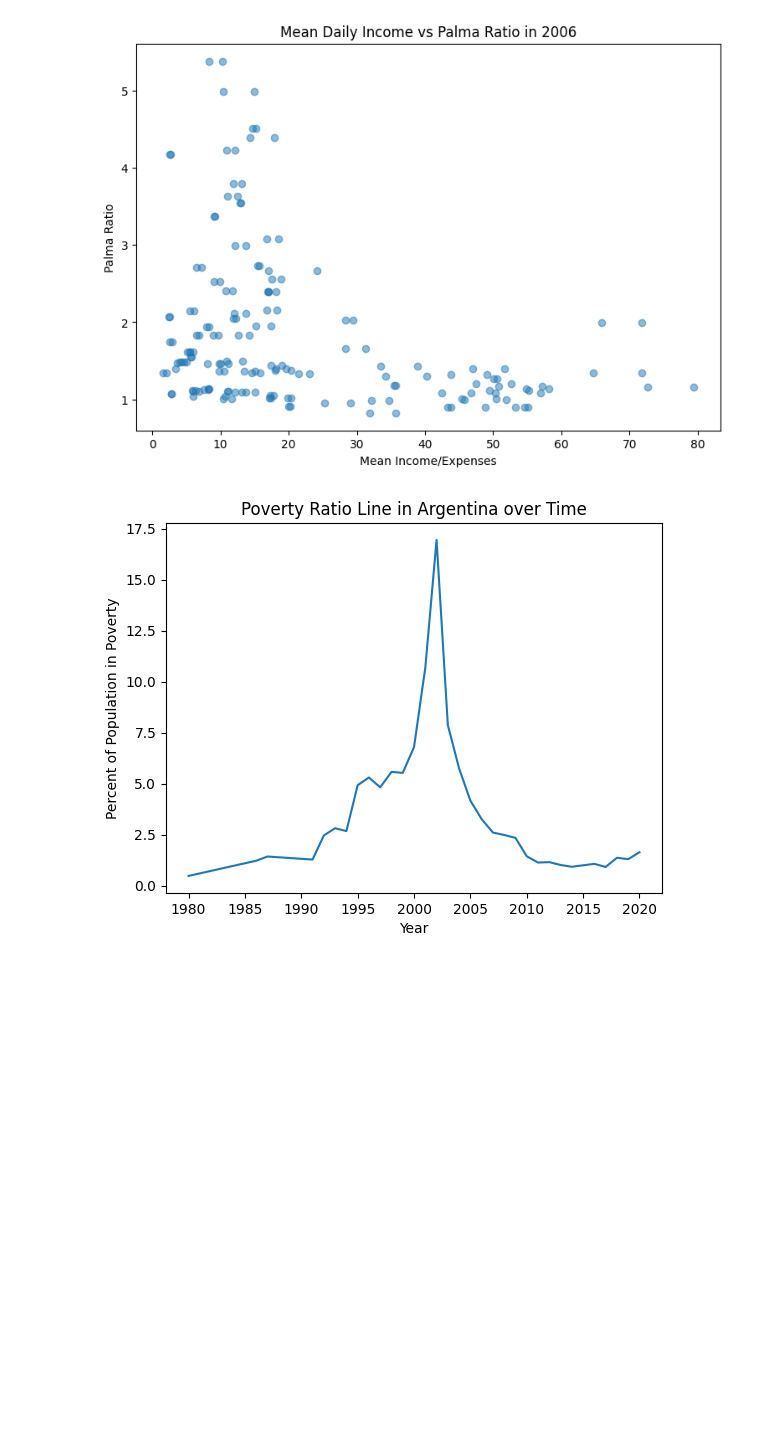
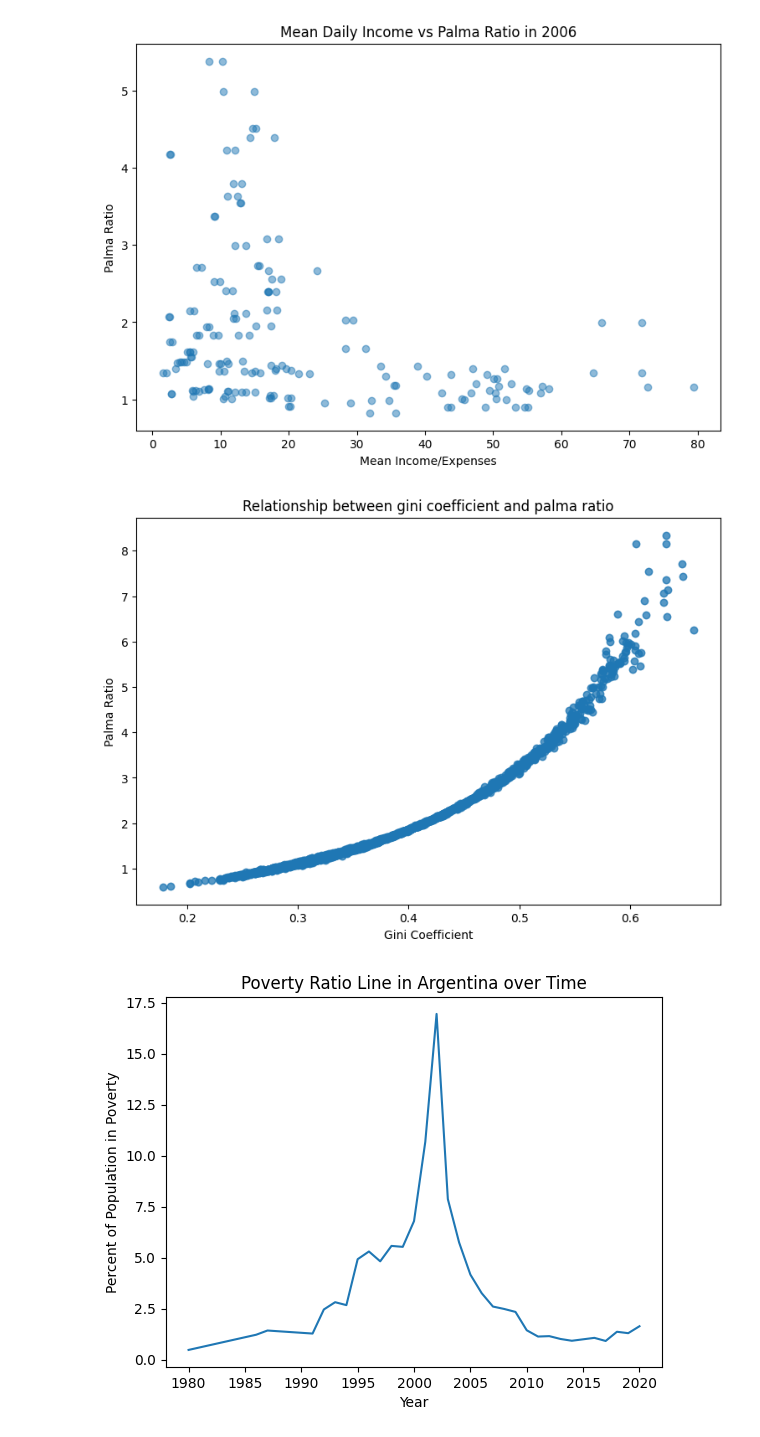
Before and after one commit to Matt-L-053124/FTI-World-Poverty-DSRP, a Jupyter notebook: Matthew_L_World_Poverty_Notebook.ipynb, the cells around one changed output. Drawn from its saved outputs; the diff is of its cells as text; code cells hidden in the pictures; blank space fills up the shorter version.

```diff
--- a/Matthew_L_World_Poverty_Notebook.ipynb
+++ b/Matthew_L_World_Poverty_Notebook.ipynb
@@ -224,6 +224,17 @@ plt.ylabel("Palma Ratio")
 plt.show()
 # %% [output]
 [figure]
+# %%
+plt.figure(figsize=(9,6))
+plt.scatter(df['gini'], df['palma_ratio'], alpha=0.5)
+
+plt.title("Relationship between gini coefficient and palma ratio")
+plt.ylabel("Palma Ratio")
+plt.xlabel("Gini Coefficient")
+
+plt.show()
+# %% [output]
+[figure, added]
 # %%
 argentina_clean = df[(df["country"] == "Argentina") & (df["ppp_version"] == 2011) & (df["reporting_level"] == "urban")]
 
```
Also changed, not shown: parts of 5 cells of this notebook.
